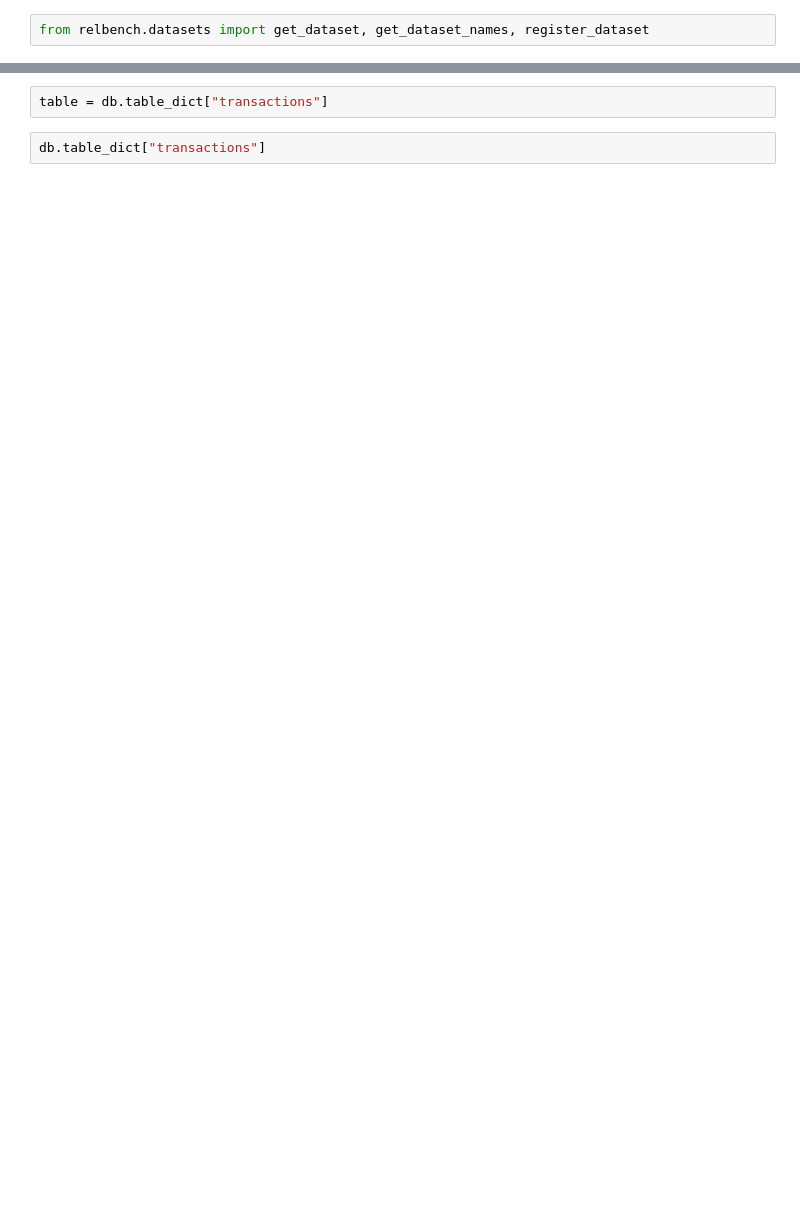
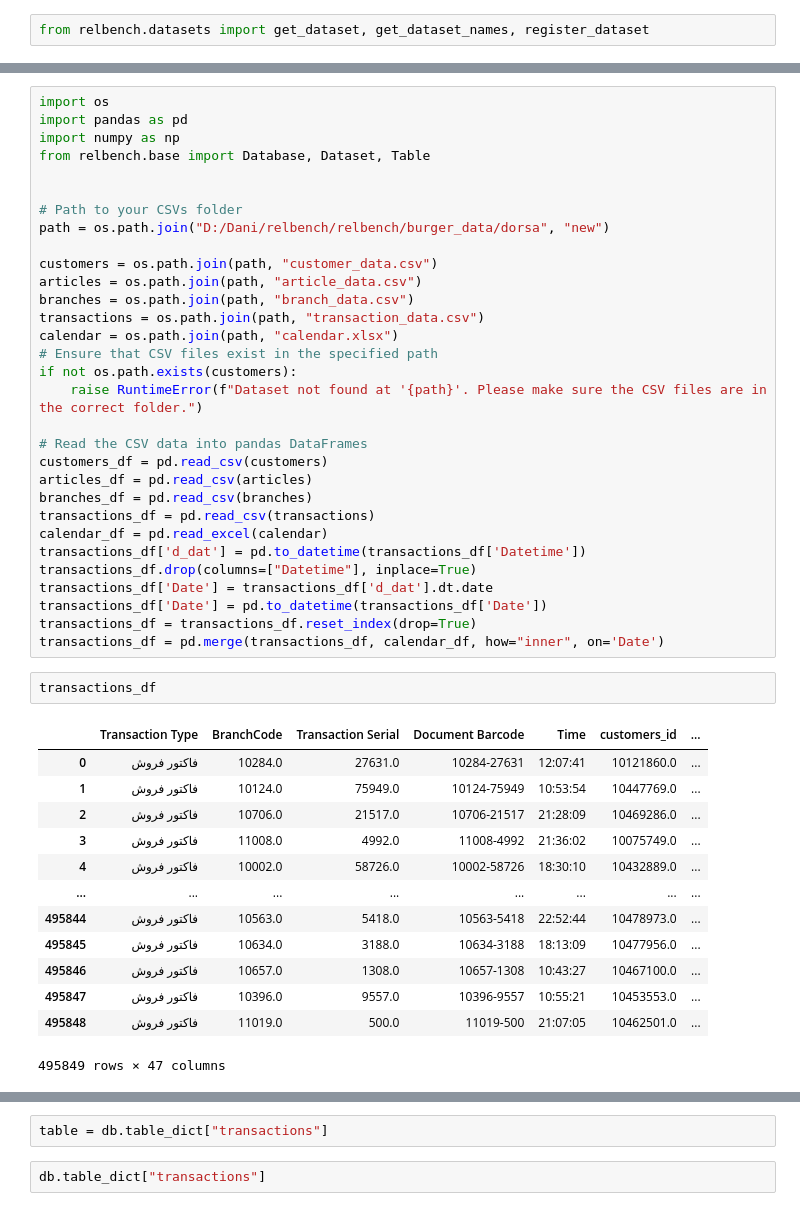
Before and after one commit to DanialNejad/ContextGNN, a Jupyter notebook: Recommendation.ipynb, the cells around one changed output, grey strips where cells are left out. Saved outputs shown, nothing was run; the diff lists cells and outputs as text; blank space fills up the shorter version.

```diff
--- a/Recommendation.ipynb
+++ b/Recommendation.ipynb
@@ -117,3 +263,50 @@ class TransactionalDataset(Dataset):
         )
 
         return Database(tables)
+# %%
+import os
+import pandas as pd
+import numpy as np
+from relbench.base import Database, Dataset, Table
+
+
+# Path to your CSVs folder
+path = os.path.join("D:/Dani/relbench/relbench/burger_data/dorsa", "new")
+
+customers = os.path.join(path, "customer_data.csv")
+articles = os.path.join(path, "article_data.csv")
+branches = os.path.join(path, "branch_data.csv")
+transactions = os.path.join(path, "transaction_data.csv")
+calendar = os.path.join(path, "calendar.xlsx")
+# Ensure that CSV files exist in the specified path
+if not os.path.exists(customers):
+    raise RuntimeError(f"Dataset not found at '{path}'. Please make sure the CSV files are in the correct folder.")
+
+# Read the CSV data into pandas DataFrames
+customers_df = pd.read_csv(customers)
+articles_df = pd.read_csv(articles)
+branches_df = pd.read_csv(branches)
+transactions_df = pd.read_csv(transactions)
+calendar_df = pd.read_excel(calendar)
+transactions_df['d_dat'] = pd.to_datetime(transactions_df['Datetime'])
+transactions_df.drop(columns=["Datetime"], inplace=True)
+transactions_df['Date'] = transactions_df['d_dat'].dt.date
+transactions_df['Date'] = pd.to_datetime(transactions_df['Date'])
+transactions_df = transactions_df.reset_index(drop=True)
+transactions_df = pd.merge(transactions_df, calendar_df, how="inner", on='Date')
+# %%
+transactions_df
+# %% [output]
+|  | Transaction Type | BranchCode | Transaction Serial | Document Barcode | Time | customers_id | ... |
+| 0 | فاکتور فروش | 10284.0 | 27631.0 | 10284-27631 | 12:07:41 | 10121860.0 | ... |
+| 1 | فاکتور فروش | 10124.0 | 75949.0 | 10124-75949 | 10:53:54 | 10447769.0 | ... |
+| 2 | فاکتور فروش | 10706.0 | 21517.0 | 10706-21517 | 21:28:09 | 10469286.0 | ... |
+| 3 | فاکتور فروش | 11008.0 | 4992.0 | 11008-4992 | 21:36:02 | 10075749.0 | ... |
+| 4 | فاکتور فروش | 10002.0 | 58726.0 | 10002-58726 | 18:30:10 | 10432889.0 | ... |
+| ... | ... | ... | ... | ... | ... | ... | ... |
+| 495844 | فاکتور فروش | 10563.0 | 5418.0 | 10563-5418 | 22:52:44 | 10478973.0 | ... |
+| 495845 | فاکتور فروش | 10634.0 | 3188.0 | 10634-3188 | 18:13:09 | 10477956.0 | ... |
+| 495846 | فاکتور فروش | 10657.0 | 1308.0 | 10657-1308 | 10:43:27 | 10467100.0 | ... |
+| 495847 | فاکتور فروش | 10396.0 | 9557.0 | 10396-9557 | 10:55:21 | 10453553.0 | ... |
+| 495848 | فاکتور فروش | 11019.0 | 500.0 | 11019-500 | 21:07:05 | 10462501.0 | ... |
+495849 rows × 47 columns
```
Also changed, not shown: parts of 74 cells of this notebook, 6 other files.
